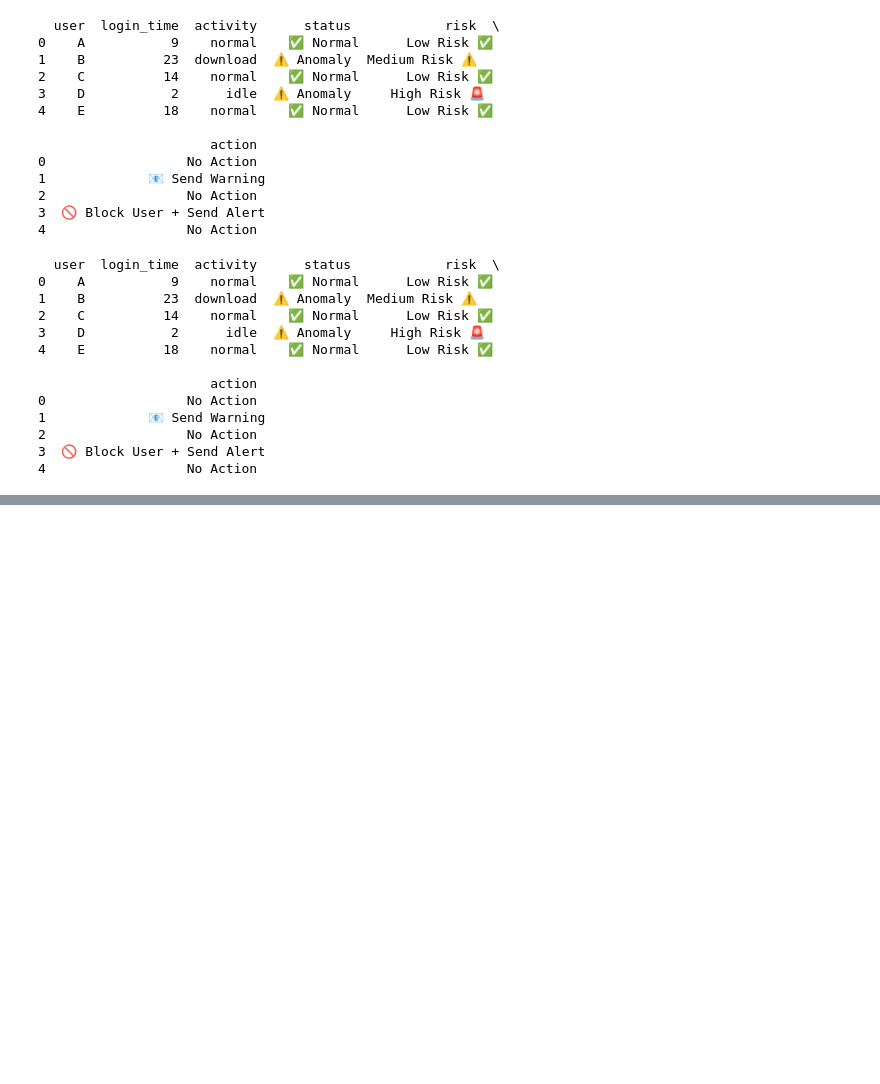
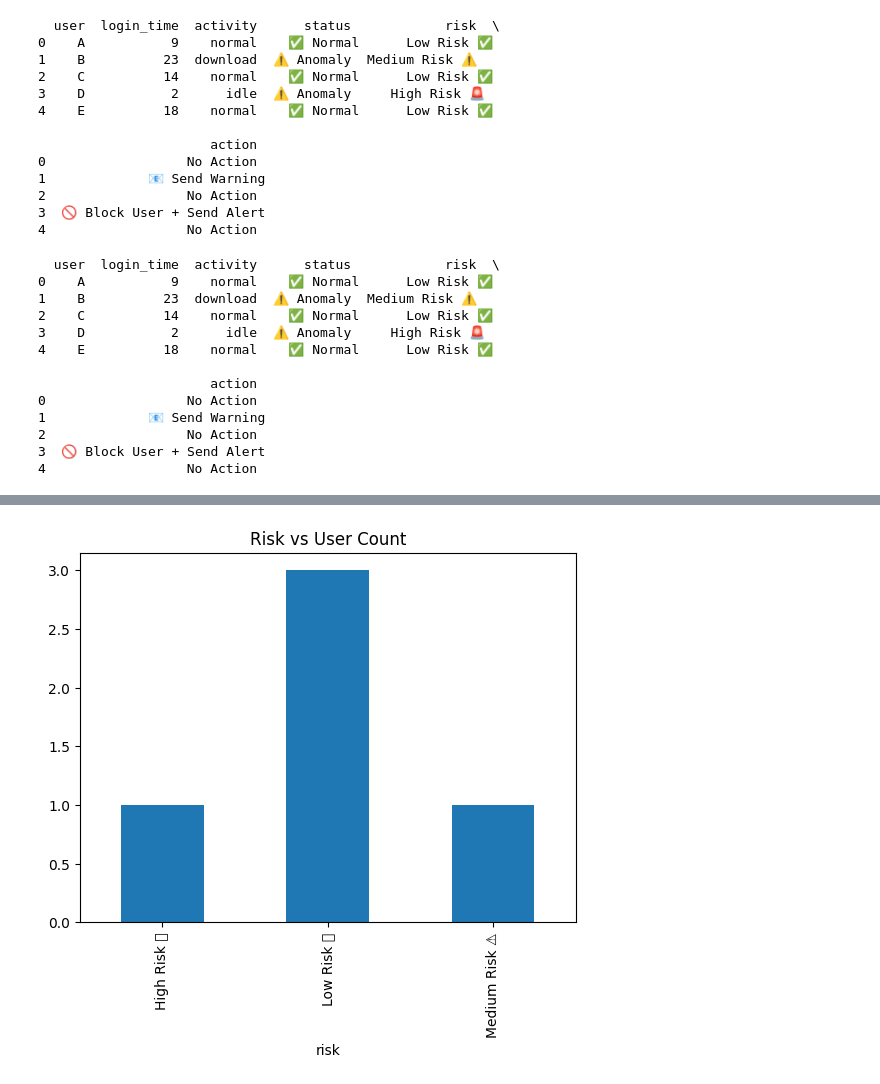
Before and after one commit to THARMAR333/Gen_ai-project, a Jupyter notebook: Source_code.ipynb, the cells around one changed output, grey strips where cells are left out. Cells and saved outputs as stored; diff of their text form; code cells hidden in the pictures; blank space fills up the shorter version.

```diff
--- a/Source_code.ipynb
+++ b/Source_code.ipynb
@@ -80,0 +117,10 @@ print(new_df)
+# %%
+grouped = df.groupby("risk").size()
+
+plt.figure()
+grouped.plot(kind='bar')
+plt.title("Risk vs User Count")
+
+plt.show()
+# %% [output]
+[figure, added]
```
Also changed, not shown: parts of 4 cells of this notebook.
